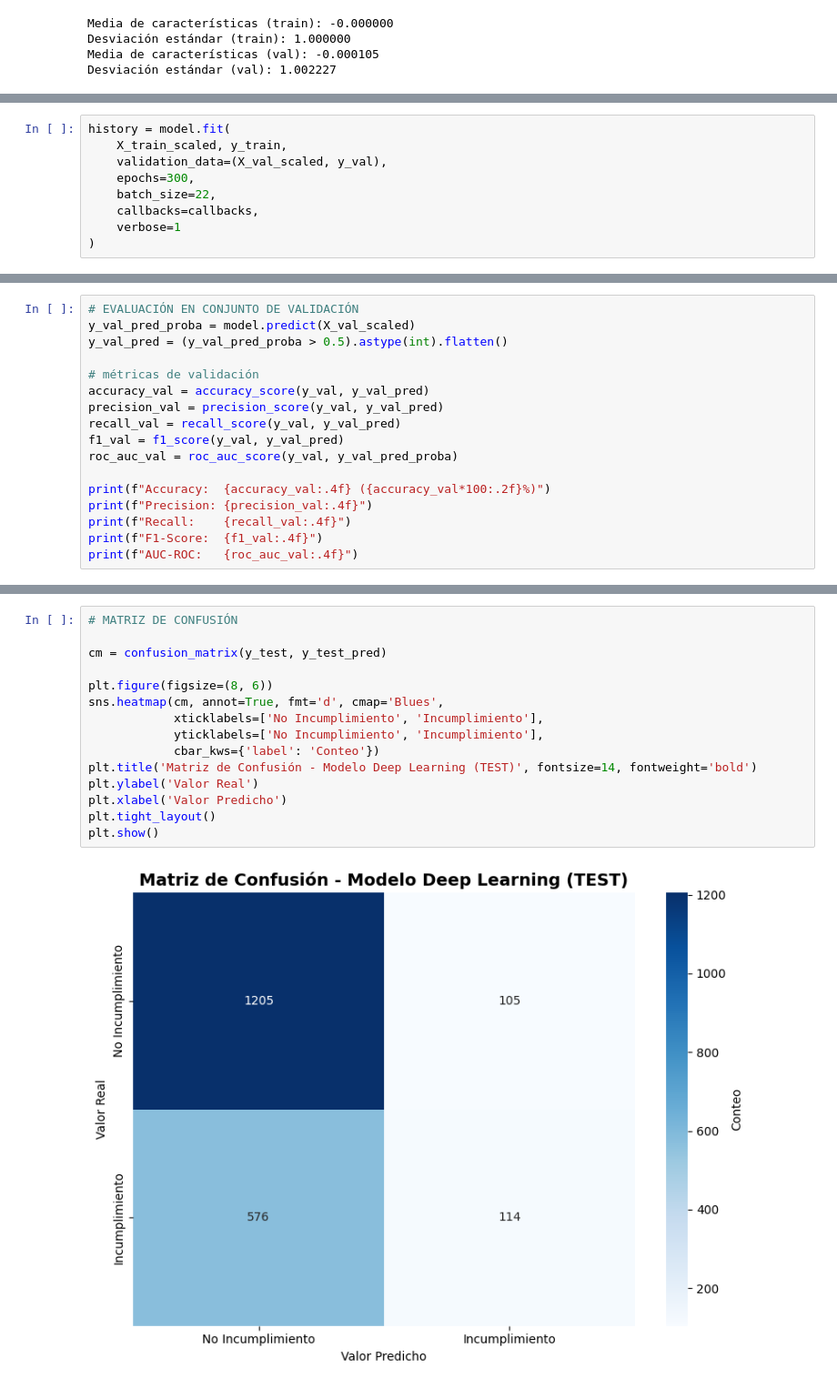
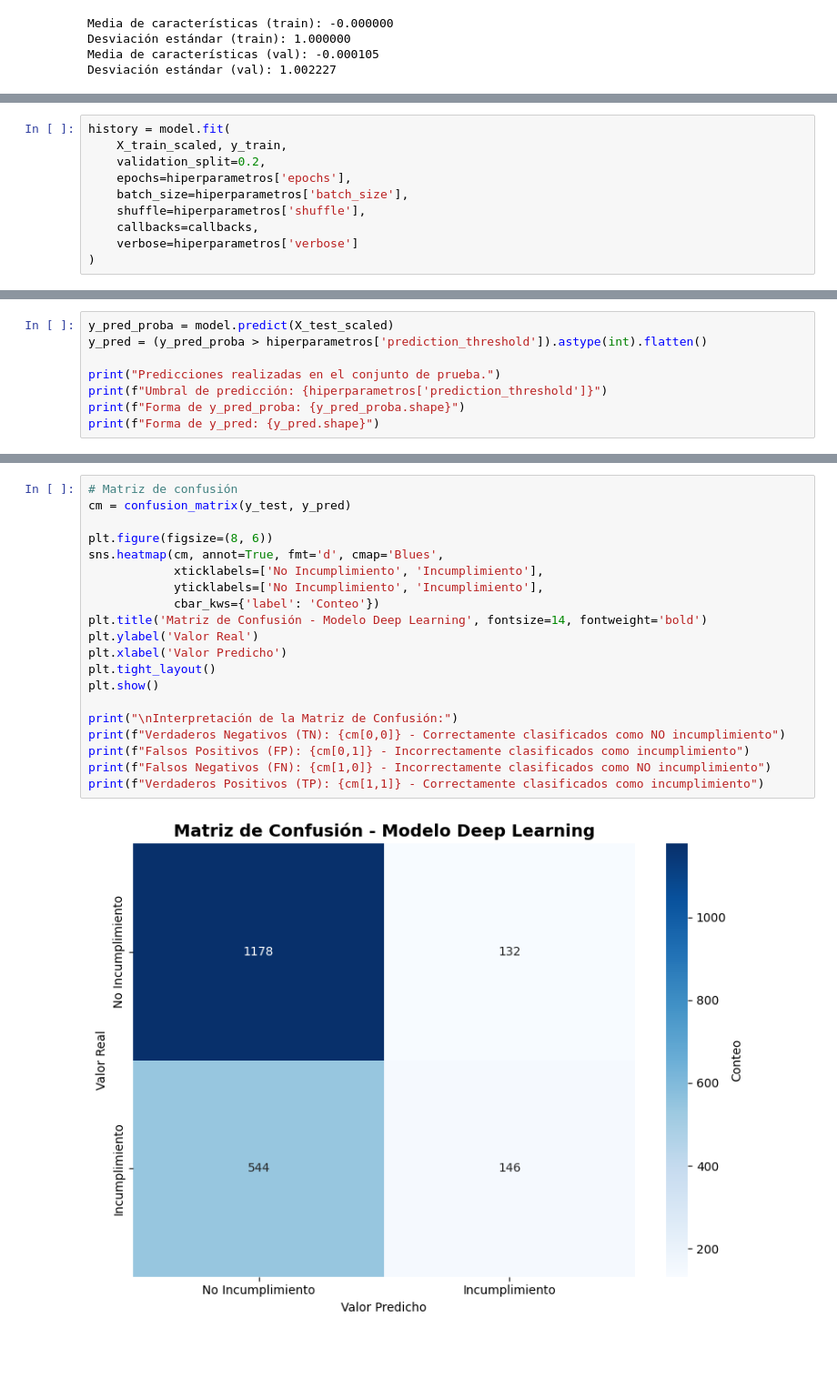
Before and after one commit to Karimme-T/Modelo-de-cr-dito, a Jupyter notebook: Modelo_Redes.ipynb, the cells around one changed output, grey strips where cells are left out. Shown at 91% size. Saved outputs shown, nothing was run; the diff lists cells and outputs as text; blank space fills up the shorter version.

```diff
--- a/Modelo_Redes.ipynb
+++ b/Modelo_Redes.ipynb
@@ -438,10 +406,11 @@ callbacks = [early_stopping, reduce_lr]
 # %%
 history = model.fit(
     X_train_scaled, y_train,
-    validation_data=(X_val_scaled, y_val),
-    epochs=300,
-    batch_size=22,
+    validation_split=0.2,
+    epochs=hiperparametros['epochs'],
+    batch_size=hiperparametros['batch_size'],
+    shuffle=hiperparametros['shuffle'],
     callbacks=callbacks,
-    verbose=1
+    verbose=hiperparametros['verbose']
 )
 # %% [output]
@@ -515,18 +484,9 @@ plot_training_history(history)
 # %%
-# EVALUACIÓN EN CONJUNTO DE VALIDACIÓN
-y_val_pred_proba = model.predict(X_val_scaled)
-y_val_pred = (y_val_pred_proba > 0.5).astype(int).flatten()
+y_pred_proba = model.predict(X_test_scaled)
+y_pred = (y_pred_proba > hiperparametros['prediction_threshold']).astype(int).flatten()
 
-# métricas de validación
-accuracy_val = accuracy_score(y_val, y_val_pred)
-precision_val = precision_score(y_val, y_val_pred)
-recall_val = recall_score(y_val, y_val_pred)
-f1_val = f1_score(y_val, y_val_pred)
-roc_auc_val = roc_auc_score(y_val, y_val_pred_proba)
-
-print(f"Accuracy:  {accuracy_val:.4f} ({accuracy_val*100:.2f}%)")
-print(f"Precision: {precision_val:.4f}")
-print(f"Recall:    {recall_val:.4f}")
-print(f"F1-Score:  {f1_val:.4f}")
-print(f"AUC-ROC:   {roc_auc_val:.4f}")
+print("Predicciones realizadas en el conjunto de prueba.")
+print(f"Umbral de predicción: {hiperparametros['prediction_threshold']}")
+print(f"Forma de y_pred_proba: {y_pred_proba.shape}")
+print(f"Forma de y_pred: {y_pred.shape}")
 # %% [output]
@@ -601,17 +540,22 @@ Precision    0.578014 0.520548   -0.057466
 # %%
-# MATRIZ DE CONFUSIÓN
-
-cm = confusion_matrix(y_test, y_test_pred)
+# Matriz de confusión
+cm = confusion_matrix(y_test, y_pred)
 
 plt.figure(figsize=(8, 6))
 sns.heatmap(cm, annot=True, fmt='d', cmap='Blues',
             xticklabels=['No Incumplimiento', 'Incumplimiento'],
             yticklabels=['No Incumplimiento', 'Incumplimiento'],
             cbar_kws={'label': 'Conteo'})
-plt.title('Matriz de Confusión - Modelo Deep Learning (TEST)', fontsize=14, fontweight='bold')
+plt.title('Matriz de Confusión - Modelo Deep Learning', fontsize=14, fontweight='bold')
 plt.ylabel('Valor Real')
 plt.xlabel('Valor Predicho')
 plt.tight_layout()
 plt.show()
+
+print("\nInterpretación de la Matriz de Confusión:")
+print(f"Verdaderos Negativos (TN): {cm[0,0]} - Correctamente clasificados como NO incumplimiento")
+print(f"Falsos Positivos (FP): {cm[0,1]} - Incorrectamente clasificados como incumplimiento")
+print(f"Falsos Negativos (FN): {cm[1,0]} - Incorrectamente clasificados como NO incumplimiento")
+print(f"Verdaderos Positivos (TP): {cm[1,1]} - Correctamente clasificados como incumplimiento")
 # %% [output]
-[figure, old version]
+[figure, new version]
```
Also changed, not shown: parts of 14 cells of this notebook, 3 other files.
